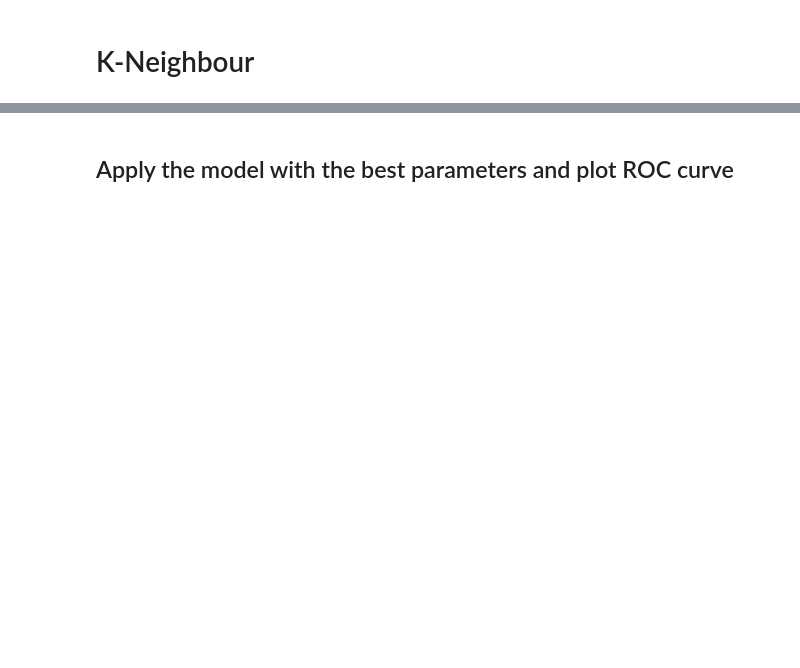
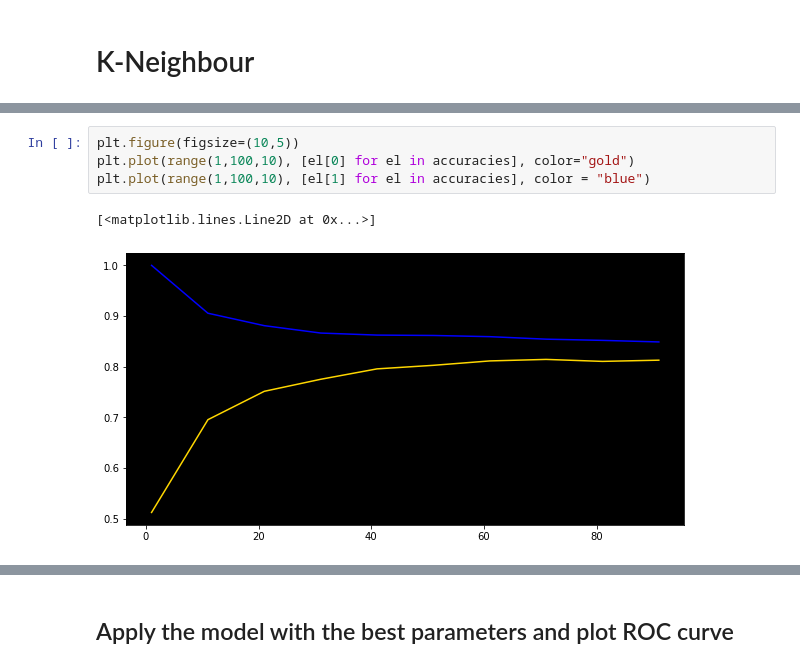
Before and after one commit to Requiem98/FDS-FinalProject, a Jupyter notebook: main.ipynb, the cells around one changed output, grey strips where cells are left out. Drawn from its saved outputs; the diff is of its cells as text; blank space fills up the shorter version.

```diff
--- a/main.ipynb
+++ b/main.ipynb
@@ -53,0 +91,7 @@ for k in tqdm(range(1,20,2)):
+# %%
+plt.figure(figsize=(10,5))
+plt.plot(range(1,100,10), [el[0] for el in accuracies], color="gold")
+plt.plot(range(1,100,10), [el[1] for el in accuracies], color = "blue")
+# %% [output]
+[<matplotlib.lines.Line2D at 0x...>]
+[figure, added]
```
Also changed, not shown: parts of 34 cells of this notebook, 15 other files.
